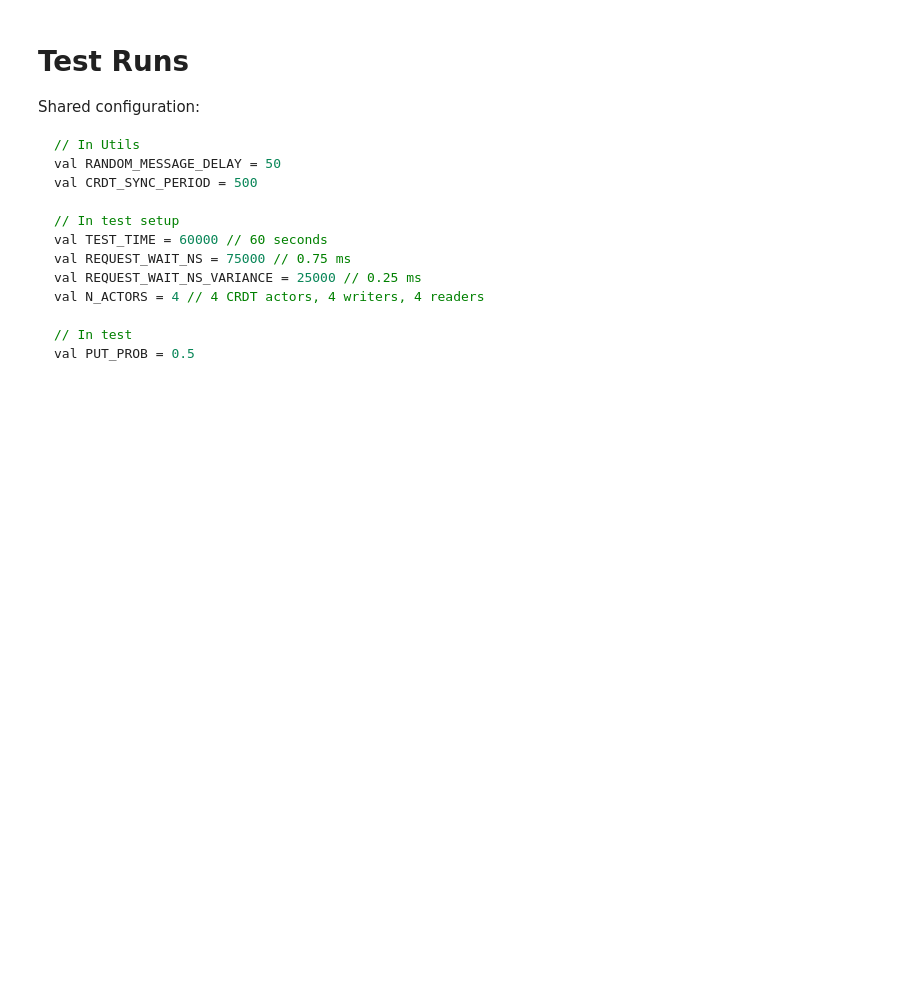
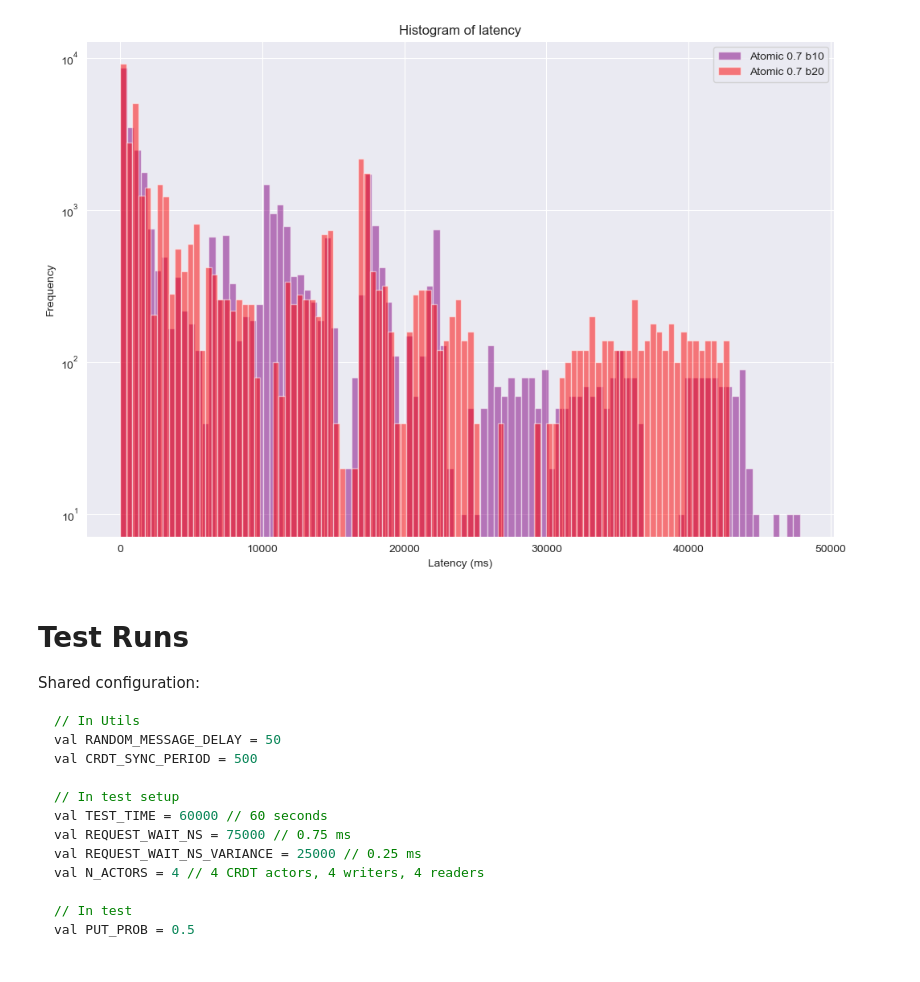
Before and after one commit to Taiwar/ID2203-Project-4-CvRDT, a Jupyter notebook: evaluation/report.ipynb, the cells around one changed output. Drawn from its saved outputs; the diff is of its cells as text; code cells hidden in the pictures; blank space fills up the shorter version.

```diff
--- a/evaluation/report.ipynb
+++ b/evaluation/report.ipynb
@@ -118,3 +160,26 @@ Text(0.5, 1.0, 'CDF of latency for atomic 0.7')
+# %%
+# Generate histograms for each test
+fig, ax = plt.subplots()
+#ax.hist(pure_crdt['latency'], bins=100, alpha=0.5, label='Pure CRDT')
+#ax.hist(pure_atomic['latency'], bins=100, alpha=0.5, label='Pure Atomic')
+#ax.hist(atomic03['latency'], bins=100, alpha=0.5, label='Atomic 0.3', color='green')
+#ax.hist(atomic07['latency'], bins=100, alpha=0.5, label='Atomic 0.7', color='blue')
+ax.hist(atomic07b10['latency'], bins=100, alpha=0.5, label='Atomic 0.7 b10', color='purple')
+ax.hist(atomic07b20['latency'], bins=100, alpha=0.5, label='Atomic 0.7 b20', color='red')
+ax.set_xlabel('Latency (ms)')
+ax.set_ylabel('Frequency')
+ax.set_title('Histogram of latency')
+
+ax.legend()
+
+# Use log scale for y axis
+ax.set_yscale('log')
+
+# Increase plot size
+plt.rcParams["figure.figsize"] = (12, 8)
+plt.show()
+# %% [output]
+[figure, added]
 # %% [markdown]
 # Test Runs
 
```
Also changed, not shown: parts of 6 cells of this notebook, 10 other files.
